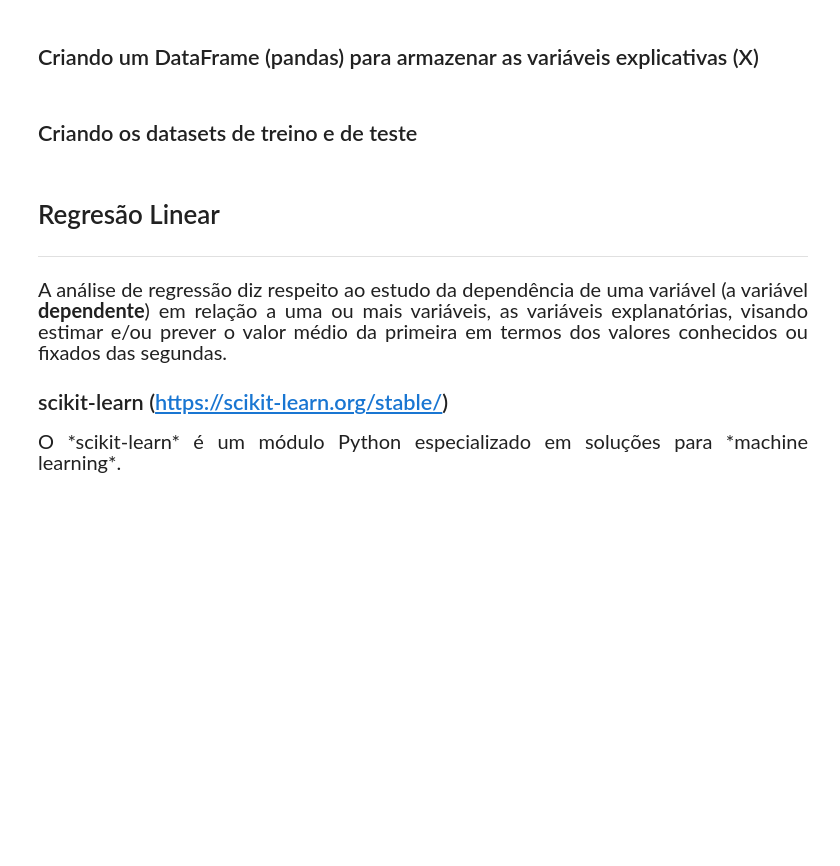
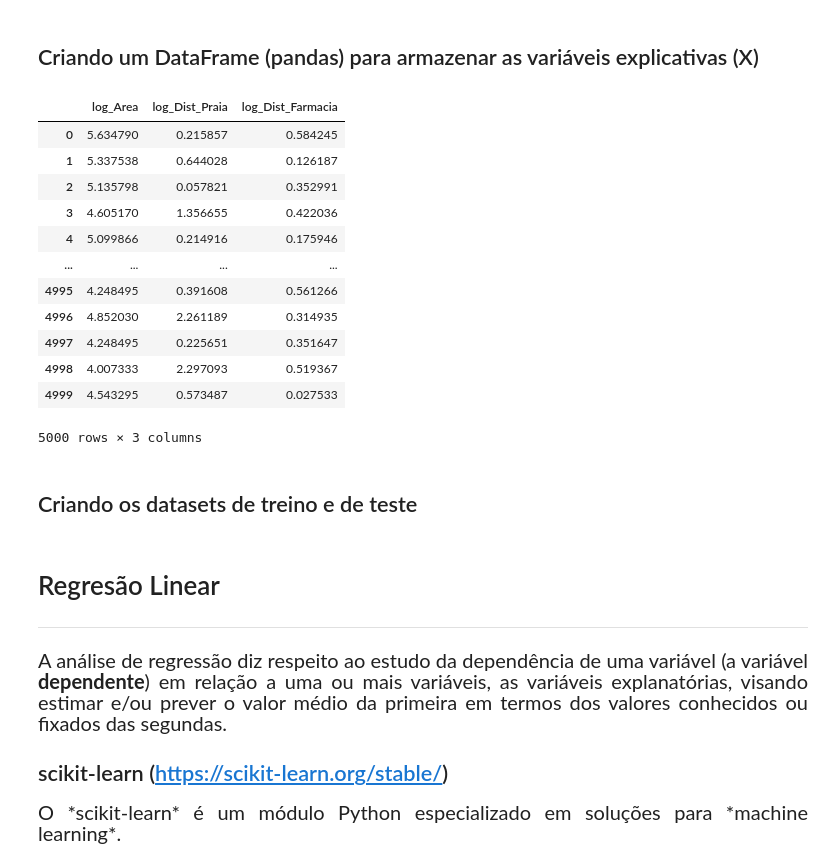
Before and after one commit to matheus6266/formacao_data_science, a Jupyter notebook: 05 - Regressão Linear - Técnicas Avançadas/data-science/reg-linear-II/Projeto/Regressão Linear.ipynb, the cells around one changed output. Cells and saved outputs as stored; diff of their text form; code cells hidden in the pictures; blank space fills up the shorter version.

```diff
--- a/05 - Regressão Linear - Técnicas Avançadas/data-science/reg-linear-II/Projeto/Regressão Linear.ipynb
+++ b/05 - Regressão Linear - Técnicas Avançadas/data-science/reg-linear-II/Projeto/Regressão Linear.ipynb
@@ -255,4 +275,21 @@ https://scikit-learn.org/stable/modules/generated/sklearn.model_selection.train_
 # %% [markdown]
 ## Criando um DataFrame (pandas) para armazenar as variáveis explicativas (X)
+# %%
+X = data[["log_Area", "log_Dist_Praia", "log_Dist_Farmacia"]]
+X
+# %% [output]
+|  | log_Area | log_Dist_Praia | log_Dist_Farmacia |
+| 0 | 5.634790 | 0.215857 | 0.584245 |
+| 1 | 5.337538 | 0.644028 | 0.126187 |
+| 2 | 5.135798 | 0.057821 | 0.352991 |
+| 3 | 4.605170 | 1.356655 | 0.422036 |
+| 4 | 5.099866 | 0.214916 | 0.175946 |
+| ... | ... | ... | ... |
+| 4995 | 4.248495 | 0.391608 | 0.561266 |
+| 4996 | 4.852030 | 2.261189 | 0.314935 |
+| 4997 | 4.248495 | 0.225651 | 0.351647 |
+| 4998 | 4.007333 | 2.297093 | 0.519367 |
+| 4999 | 4.543295 | 0.573487 | 0.027533 |
+5000 rows × 3 columns
 # %% [markdown]
 ## Criando os datasets de treino e de teste
```
Also changed, not shown: parts of 35 cells of this notebook.
